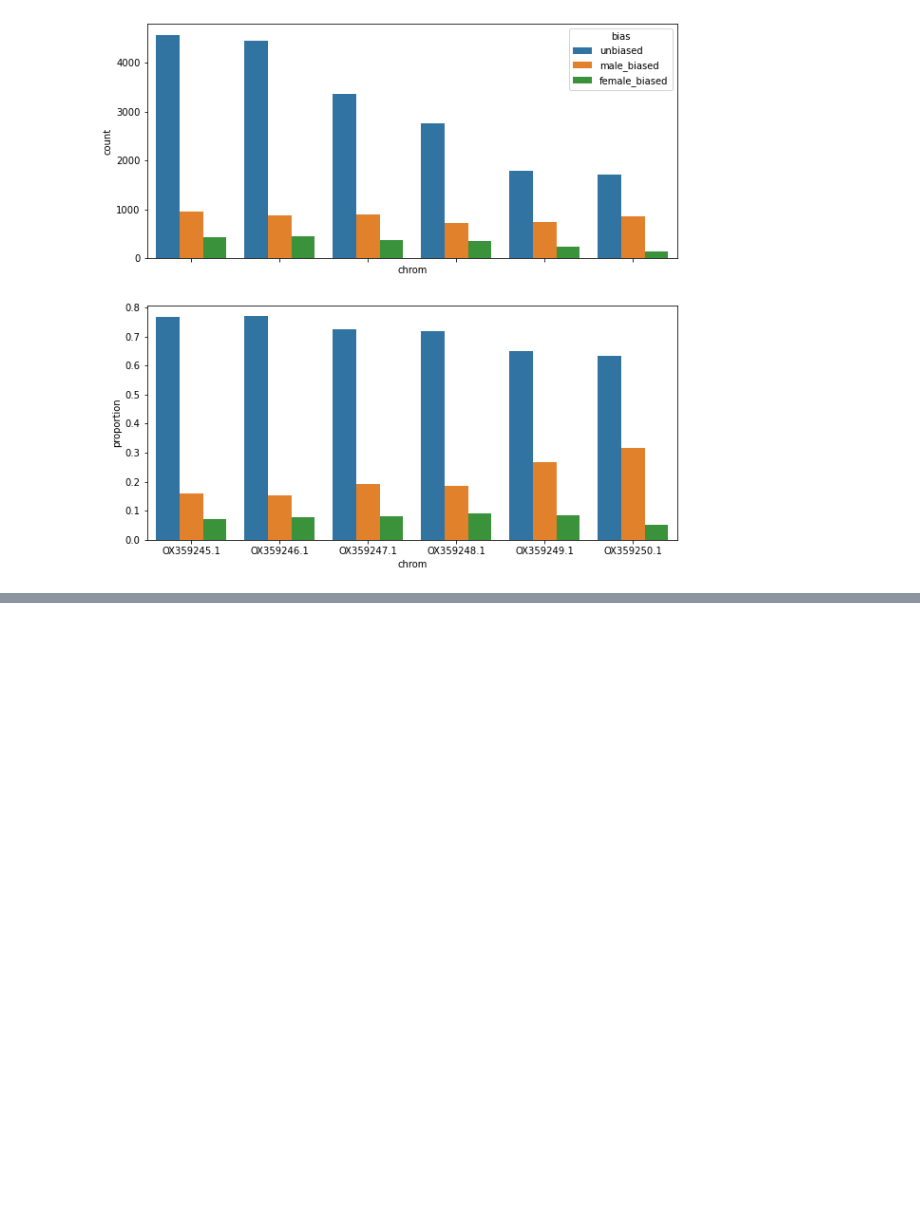
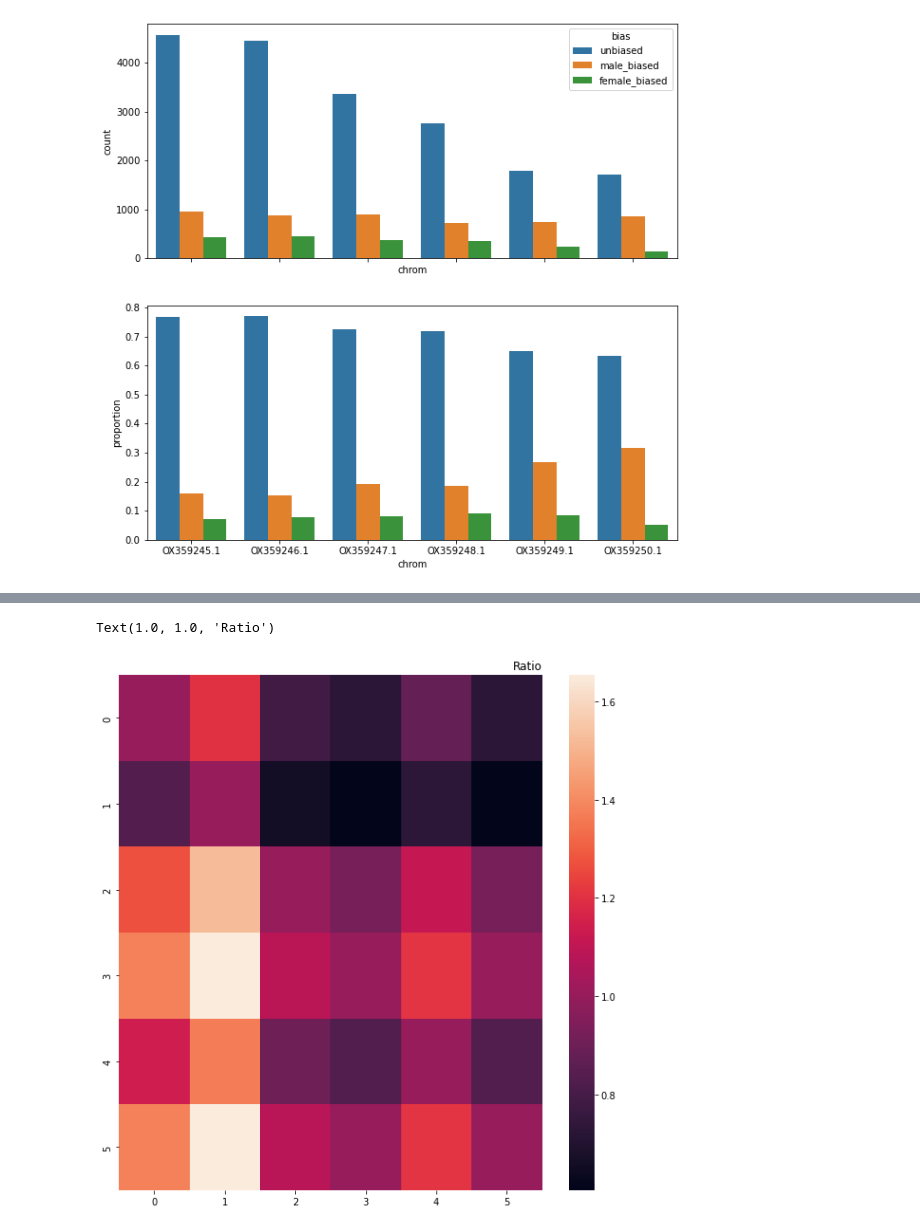
Before and after one commit to samebdon/springtail_haploid_selection, a Jupyter notebook: scripts/SBG_exploration.ipynb, the cells around one changed output, grey strips where cells are left out. Drawn from its saved outputs; the diff is of its cells as text; code cells hidden in the pictures; blank space fills up the shorter version.

```diff
--- a/scripts/SBG_exploration.ipynb
+++ b/scripts/SBG_exploration.ipynb
@@ -132,0 +237,11 @@ axs[1].legend().set_visible(False)
+# %%
+female_ratio_matrix = sex_count_matrix['female_mean_TPM'].to_numpy()[:, None]/sex_count_matrix['female_mean_TPM'].to_numpy()[None,:]
+male_ratio_matrix = sex_count_matrix['male_mean_TPM'].to_numpy()[:, None]/sex_count_matrix['male_mean_TPM'].to_numpy()[None,:]
+# %%
+fig, axs = plt.subplots(nrows = 1, figsize = (10,10))
+
+sns.heatmap(data = female_ratio_matrix)
+axs.set_title('Ratio', loc = 'right')
+# %% [output]
+Text(1.0, 1.0, 'Ratio')
+[figure, added]
```
Also changed, not shown: parts of 17 cells of this notebook, 5 other files.
